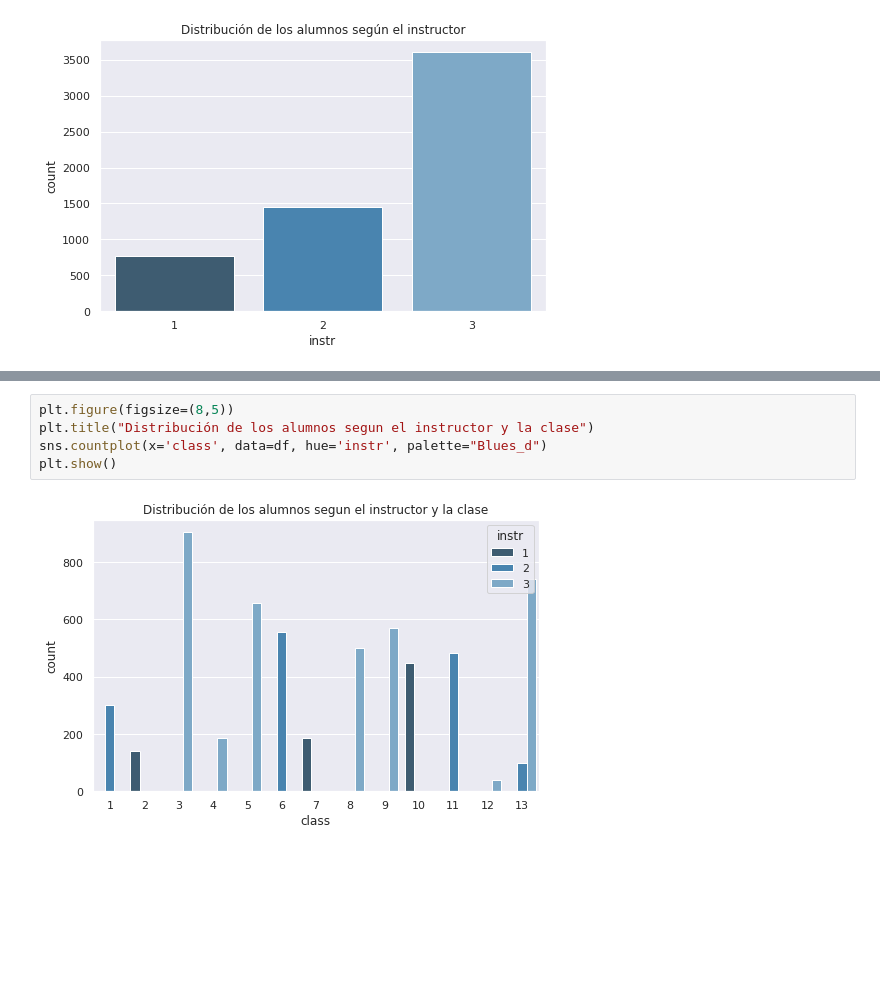
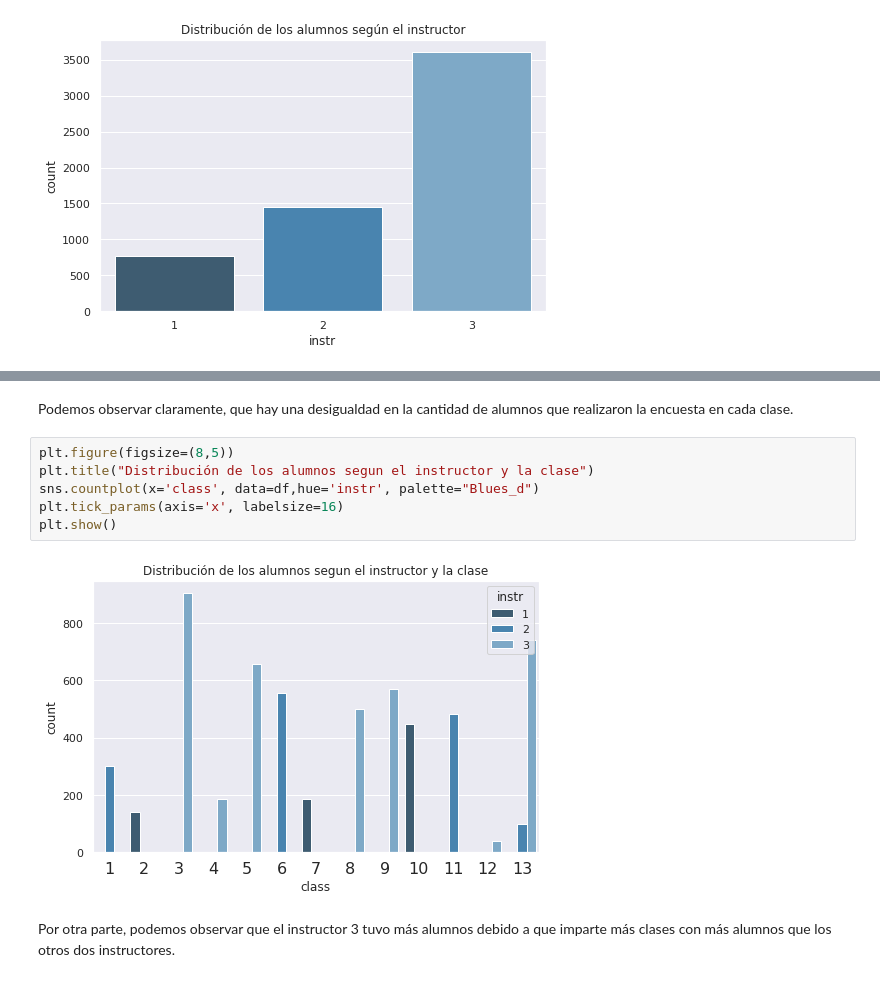
Before and after one commit to SarahLares/Clustering_on_Survery, a Jupyter notebook: Tarea_3_Clustering.ipynb, the cells around one changed output, grey strips where cells are left out. Drawn from its saved outputs; the diff is of its cells as text; blank space fills up the shorter version.

```diff
--- a/Tarea_3_Clustering.ipynb
+++ b/Tarea_3_Clustering.ipynb
@@ -63,7 +70,12 @@ plt.show()
+# %% [markdown]
+Podemos observar claramente, que hay una desigualdad en la cantidad de alumnos que realizaron la encuesta en cada clase.
 # %%
 plt.figure(figsize=(8,5))
 plt.title("Distribución de los alumnos segun el instructor y la clase")
-sns.countplot(x='class', data=df, hue='instr', palette="Blues_d")
+sns.countplot(x='class', data=df,hue='instr', palette="Blues_d")
+plt.tick_params(axis='x', labelsize=16)
 plt.show()
 # %% [output]
-[figure, old version]
+[figure, new version]
+# %% [markdown]
+Por otra parte, podemos observar que el instructor 3 tuvo más alumnos debido a que imparte más clases con más alumnos que los otros dos instructores.
```
Also changed, not shown: parts of 18 cells of this notebook.
